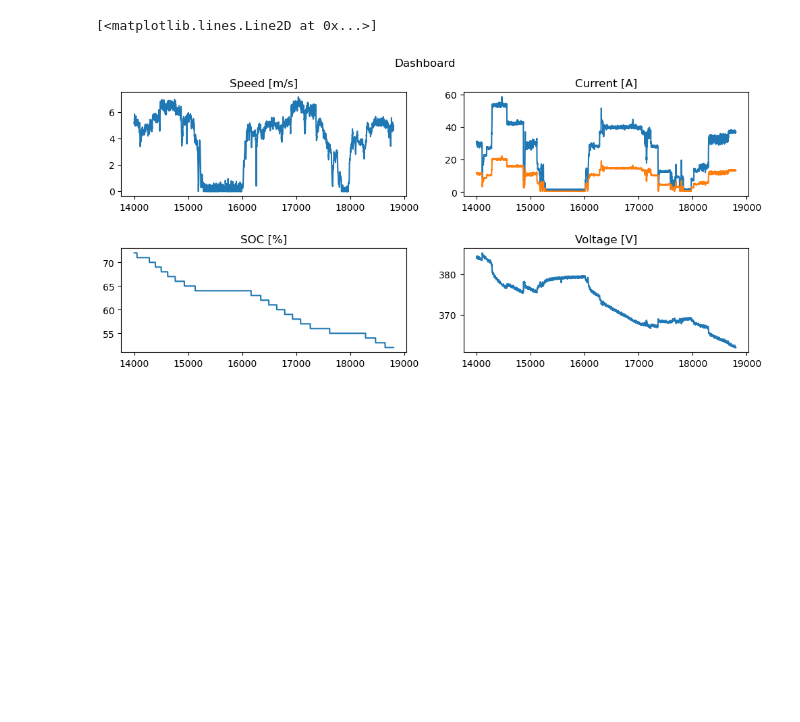
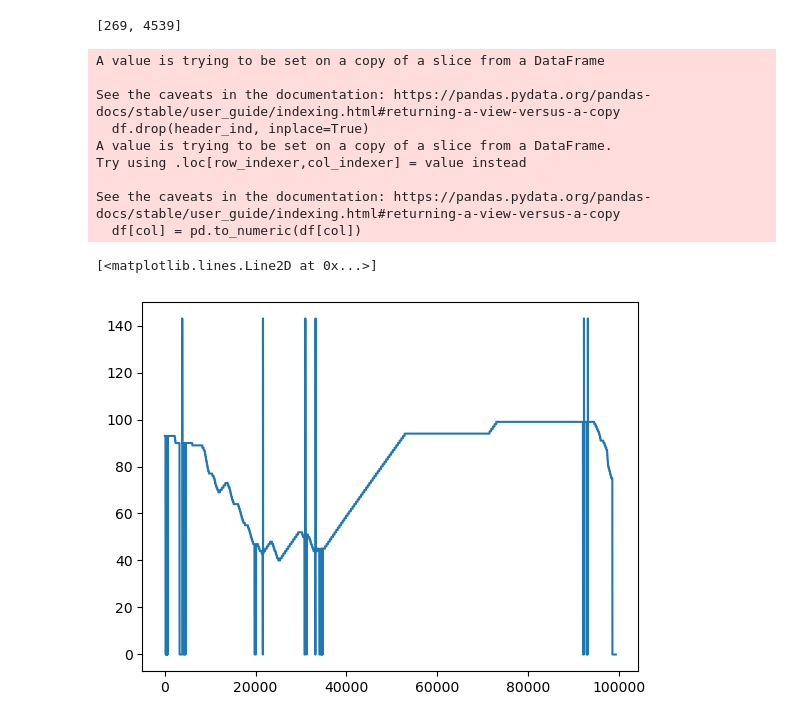
Before and after one commit to eliu420/photon-range-estimator, a Jupyter notebook: dashboard.ipynb, the cells around one changed output. Saved outputs shown, nothing was run; the diff lists cells and outputs as text; code cells hidden in the pictures; blank space fills up the shorter version.

Commit message:
updated dashboard

```diff
--- a/dashboard.ipynb
+++ b/dashboard.ipynb
@@ -132,30 +1,39 @@ Avg kW 9.15 | Battery spend/time 9.42056074766355 kWh/h
-# %%
-"""Plots: Speed, Amps, ... vs. Time"""
-
-# df2 = df.iloc[14000:18800]
-# df2.reset_index(inplace=True)
-df2 = df
-
-plt.figure(figsize = (12,5))
-plt.suptitle('Dashboard')
-
-plt.subplot(2,2,1)
-plt.title('Speed [m/s]')
-plt.plot(df2.index, df2['Speed m/s'])
-
-plt.subplot(2,2,2)
-plt.title('Current [A]')
-plt.plot(df2.index, df2['Pack Current 1 A'], df2['Power'])
-
-plt.subplots_adjust(hspace = 0.5)
-
-plt.subplot(2,2,3)
-plt.title('SOC [%]')
-plt.plot(df2.index, df2['SOC 1 %'])
-
-plt.subplot(2,2,4)
-plt.title('Voltage [V]')
-plt.plot(df2.index, df2['Pack Voltage 1 V']*10)
-# %% [output]
-[<matplotlib.lines.Line2D at 0x...>]
-[figure, removed]
+# %%
+"""The purpose of this document is to quickly analyze the main datapoints of a new test run csv file."""
+
+import matplotlib.pyplot as plt
+import pandas as pd
+import numpy as np
+
+file = "data/L230216.CSV"
+# file = "data/L230217.CSV"
+# file = "data/L230303.CSV"
+
+df_raw = pd.read_csv(file)
+# %%
+col = ['Date', 'Time', 'Lat', 'Lon', 'Speed m/s', 'Distance km',
+        'RPM 1', 'Motor Load 1 %', 'Motor Torque 1 %', 'Motor Temp 1 C',
+        'Pack Current 1 A', 'Pack Voltage 1 V', 'Pack Temp 1 C', 'SOC 1 %']
+
+df = df_raw[col]
+# %%
+header_ind = df[df['Lat']=='Lat'].index.tolist()
+print(header_ind)
+df.drop(header_ind, inplace=True)
+for col in df.columns[2:]:
+    df[col] = pd.to_numeric(df[col])
+
+plt.plot(df.index, df['SOC 1 %'])
+# %% [output]
+[269, 4539]
+A value is trying to be set on a copy of a slice from a DataFrame
+
+See the caveats in the documentation: https://pandas.pydata.org/pandas-docs/stable/user_guide/indexing.html#returning-a-view-versus-a-copy
+  df.drop(header_ind, inplace=True)
+A value is trying to be set on a copy of a slice from a DataFrame.
+Try using .loc[row_indexer,col_indexer] = value instead
+
+See the caveats in the documentation: https://pandas.pydata.org/pandas-docs/stable/user_guide/indexing.html#returning-a-view-versus-a-copy
+  df[col] = pd.to_numeric(df[col])
+[<matplotlib.lines.Line2D at 0x...>]
+[figure, added]
```
Also changed, not shown: parts of 7 cells of this notebook.
